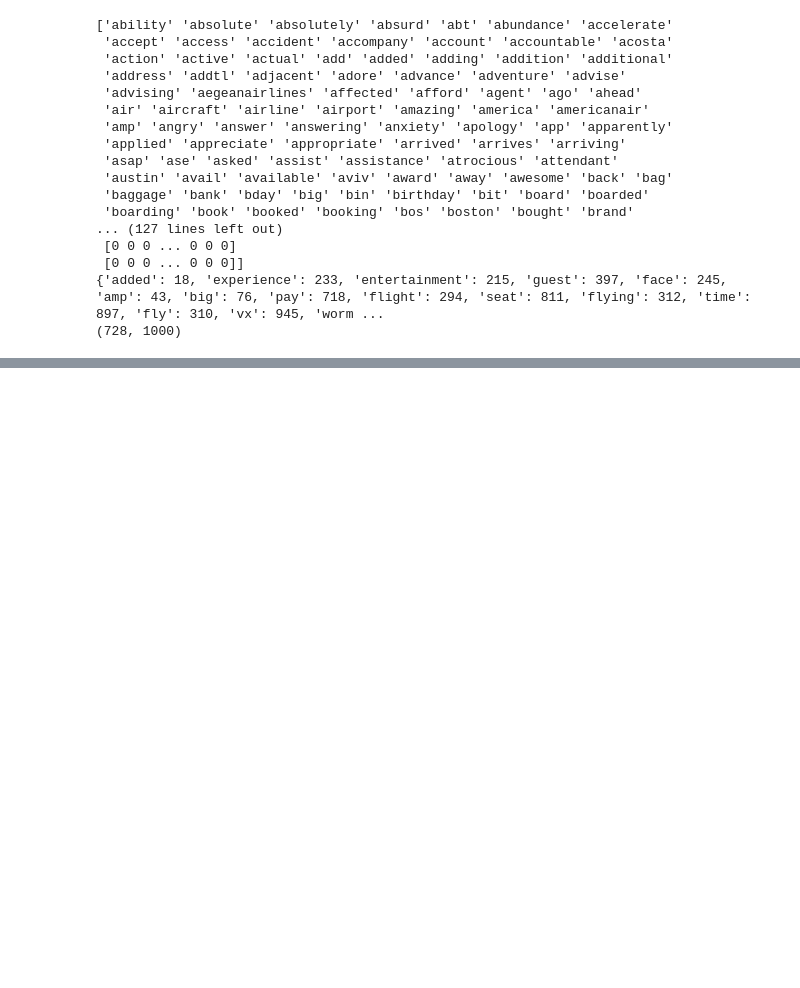
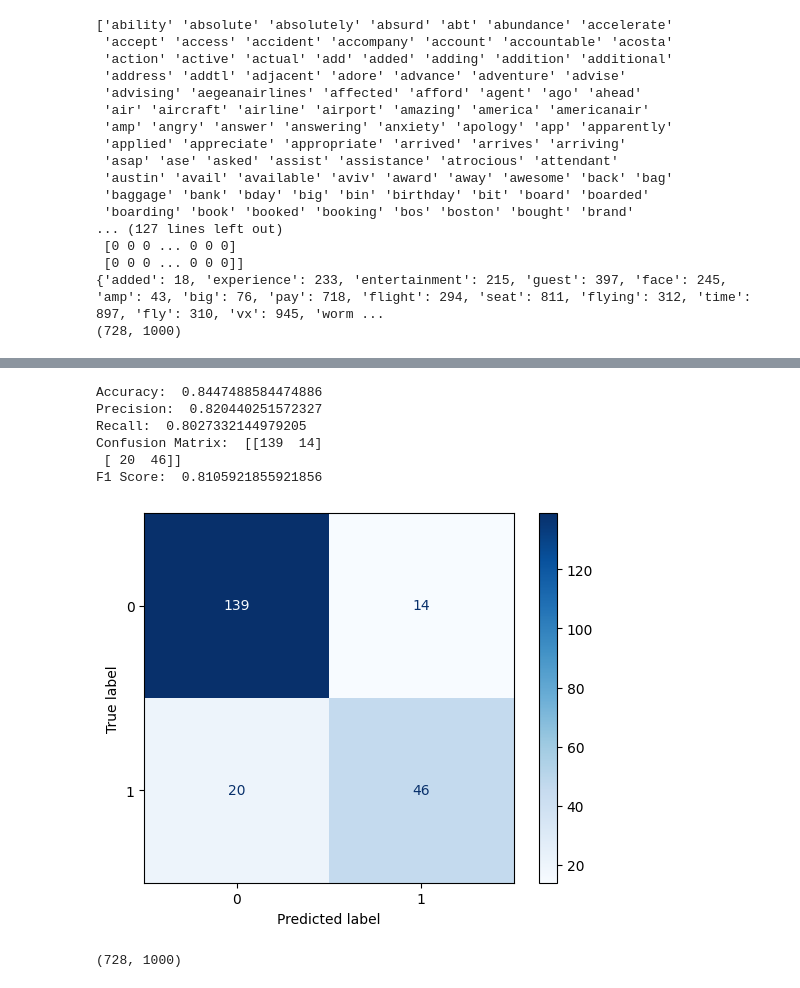
Before and after one commit to aliifam/ppd, a Jupyter notebook: ppd/pekan11/1.ipynb, the cells around one changed output, grey strips where cells are left out. Cells and saved outputs as stored; diff of their text form; code cells hidden in the pictures; blank space fills up the shorter version.

```diff
--- a/ppd/pekan11/1.ipynb
+++ b/ppd/pekan11/1.ipynb
@@ -243,0 +285,56 @@ from
+# %%
+# multi layer perceptron + bow (bag of words)
+from sklearn.model_selection import train_test_split
+from sklearn.preprocessing import LabelEncoder
+from sklearn.metrics import accuracy_score
+from sklearn.metrics import precision_score
+from sklearn.metrics import recall_score
+from sklearn.metrics import confusion_matrix
+from sklearn.metrics import ConfusionMatrixDisplay
+from imblearn.metrics import sensitivity_specificity_support
+from sklearn.preprocessing import MinMaxScaler
+from sklearn.neural_network import MLPClassifier
+import numpy as np
+
+#get X and y
+df_X = x_input_bow
+df_y = df_resize['airline_sentiment']
+
+# hold out 30% of the data for testing
+X_train, X_test, y_train, y_test = train_test_split(df_X, df_y, test_size=0.3, random_state=42)
+
+# label encoding for y
+le = LabelEncoder()
+le.fit(y_train)
+y_train = le.transform(y_train)
+y_test = le.transform(y_test)
+
+# start learning
+model = MLPClassifier(max_iter=1000)
+model.fit(X_train, y_train)
+
+y_pred = model.predict(X_test)
+print('Accuracy: ', accuracy_score(y_test, y_pred))
+print('Precision: ', precision_score(y_test, y_pred, average='macro'))
+print('Recall: ', recall_score(y_test, y_pred, average='macro'))
+print('Confusion Matrix: ', confusion_matrix(y_test, y_pred))
+
+cm = confusion_matrix(y_test, y_pred)
+disp = ConfusionMatrixDisplay(confusion_matrix=cm, display_labels=np.unique(y_test))
+disp.plot(cmap=plt.cm.Blues)
+
+from sklearn.metrics import f1_score
+
+print('F1 Score: ', f1_score(y_test, y_pred, average='macro'))
+# %% [output]
+Accuracy:  0.8447488584474886
+Precision:  0.820440251572327
+Recall:  0.8027332144979205
+Confusion Matrix:  [[139  14]
+ [ 20  46]]
+F1 Score:  0.8105921855921856
+[figure, added]
+# %%
+df_X.shape
+# %% [output]
+(728, 1000)
```
Also changed, not shown: parts of 11 cells of this notebook, 1 other file.
